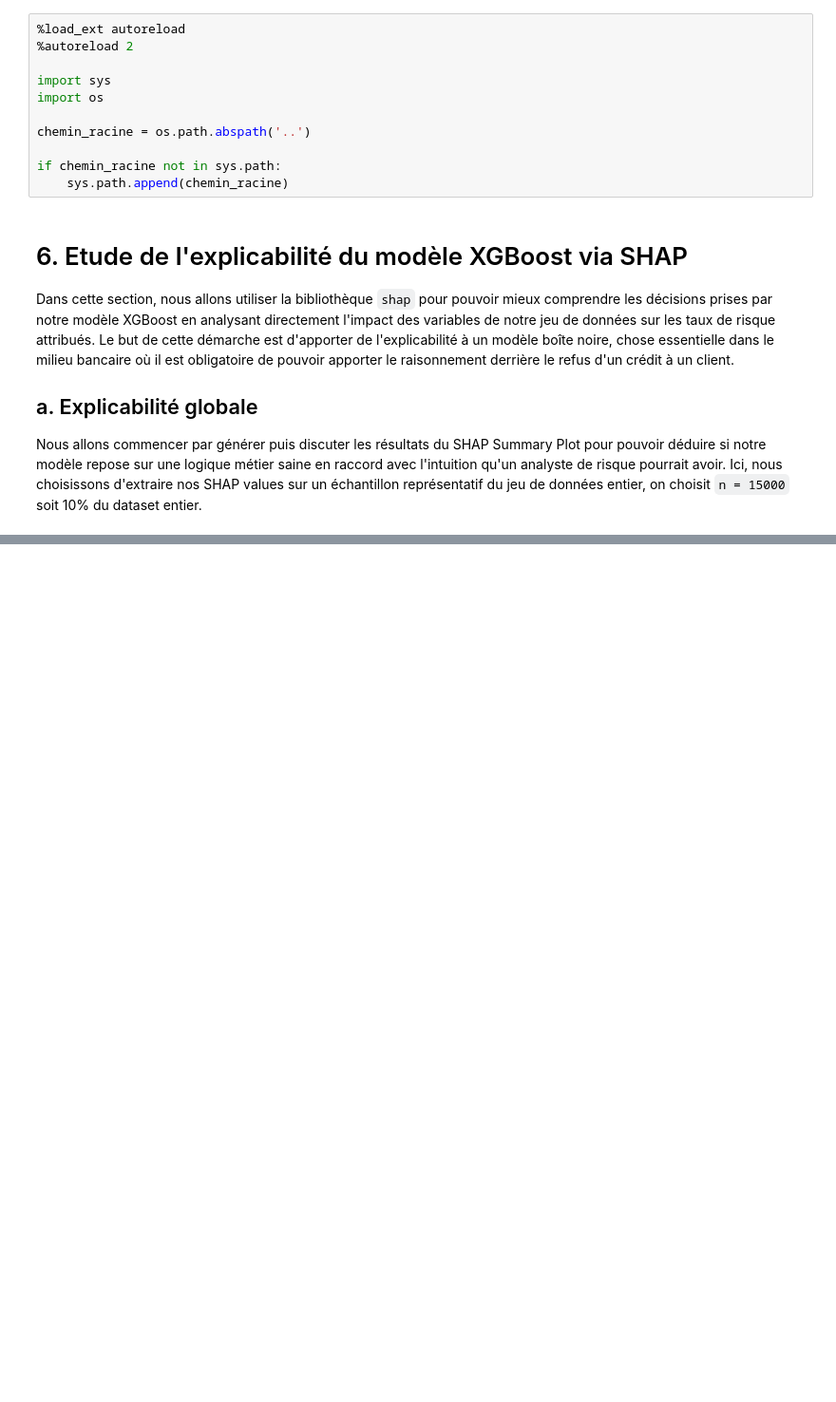
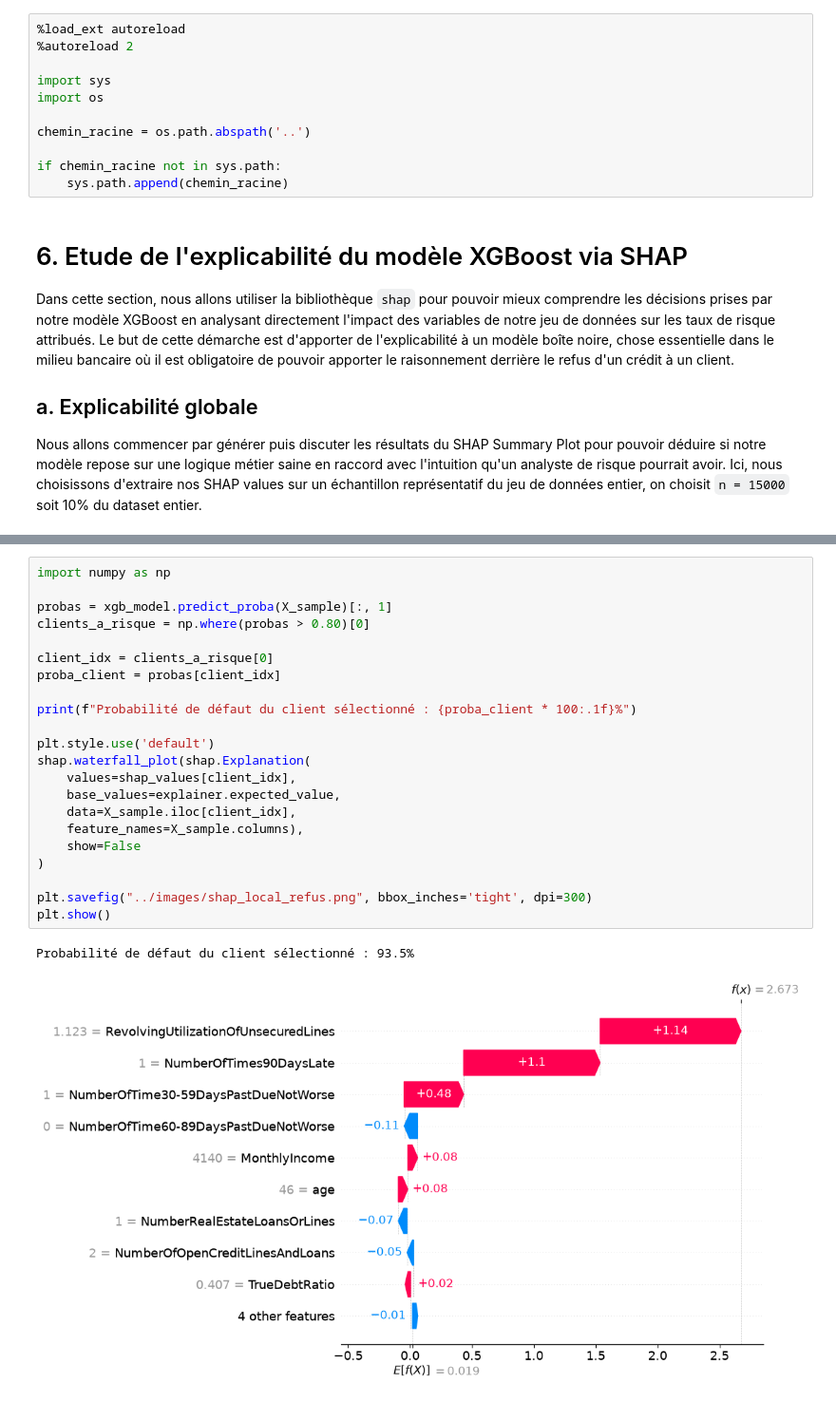
Before and after one commit to R-Stiti/credit-risk-scoring-engine, a Jupyter notebook: notebooks/06_shap_analysis.ipynb, the cells around one changed output, grey strips where cells are left out. Shown at 95% size. Cells and saved outputs as stored; diff of their text form; blank space fills up the shorter version.

Commit message:
feat(shap): conduct local shap values analysis

```diff
--- a/notebooks/06_shap_analysis.ipynb
+++ b/notebooks/06_shap_analysis.ipynb
@@ -61,0 +72,25 @@ On a donc un modèle qui a l'air très sain et cohérent avec la réalité du mo
+# %%
+import numpy as np
+
+probas = xgb_model.predict_proba(X_sample)[:, 1]
+clients_a_risque = np.where(probas > 0.80)[0]
+
+client_idx = clients_a_risque[0]
+proba_client = probas[client_idx]
+
+print(f"Probabilité de défaut du client sélectionné : {proba_client * 100:.1f}%")
+
+plt.style.use('default')
+shap.waterfall_plot(shap.Explanation(
+    values=shap_values[client_idx],
+    base_values=explainer.expected_value,
+    data=X_sample.iloc[client_idx],
+    feature_names=X_sample.columns),
+    show=False
+)
+
+plt.savefig("../images/shap_local_refus.png", bbox_inches='tight', dpi=300)
+plt.show()
+# %% [output]
+Probabilité de défaut du client sélectionné : 93.5%
+[figure, added]
```
Also changed, not shown: parts of 4 cells of this notebook, 2 other files.
